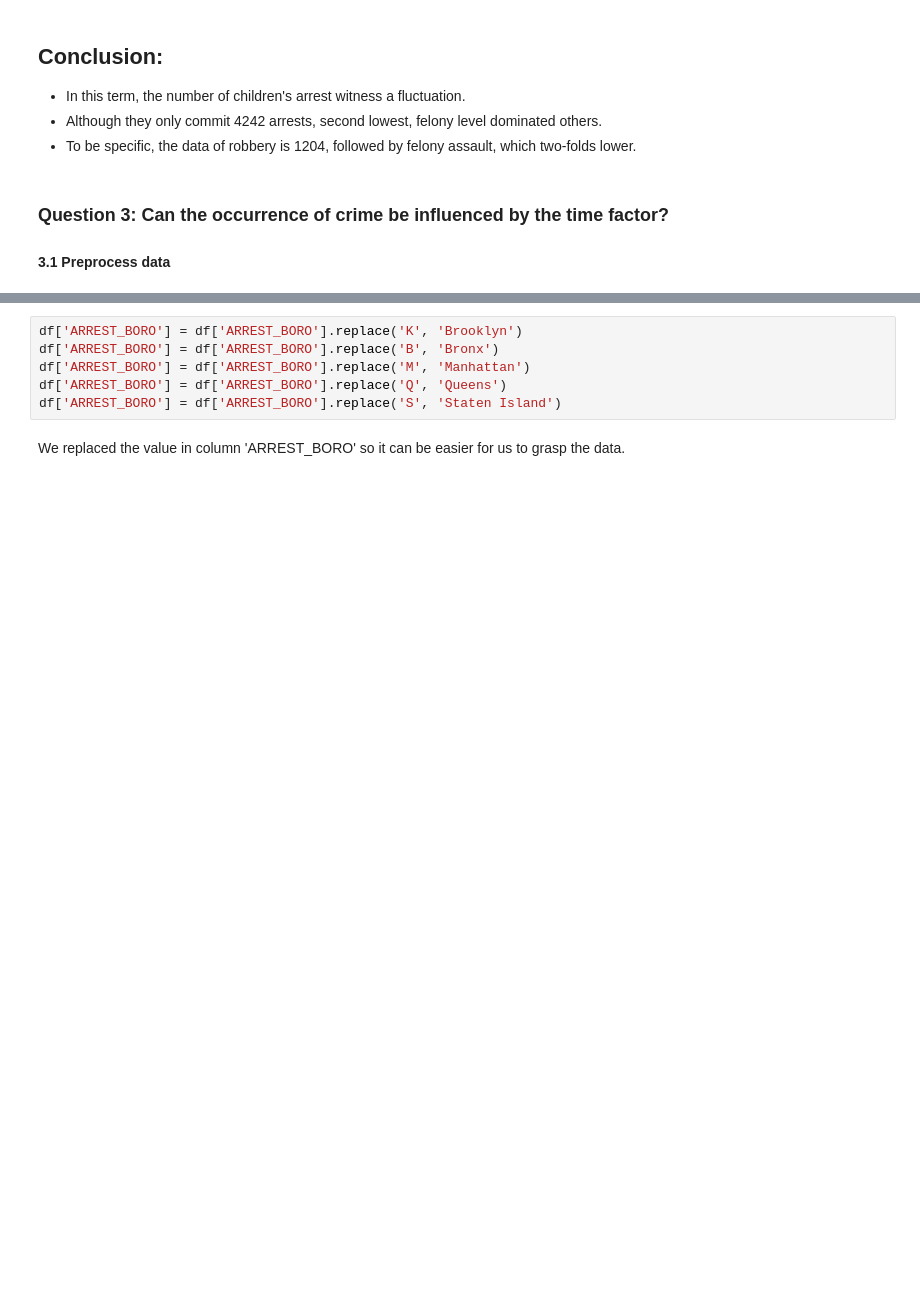
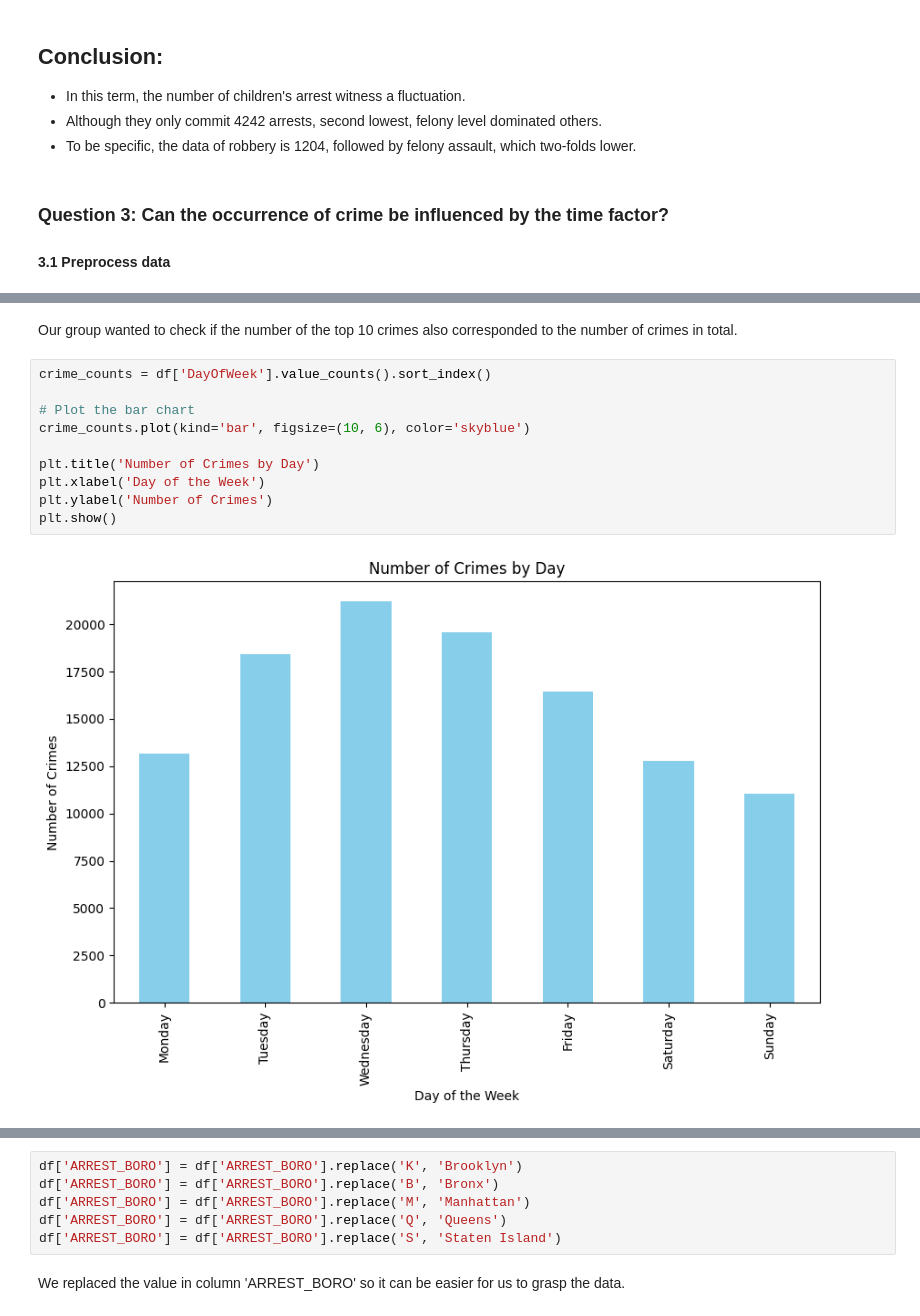
Before and after one commit to gigachad0209/Final-Project-LTKHDL, a Jupyter notebook: project.ipynb, the cells around one changed output, grey strips where cells are left out. Cells and saved outputs as stored; diff of their text form; blank space fills up the shorter version.

```diff
--- a/project.ipynb
+++ b/project.ipynb
@@ -517,0 +526,14 @@ for ax in axes:
+# %% [markdown]
+Our group wanted to check if the number of the top 10 crimes also corresponded to the number of crimes in total.
+# %%
+crime_counts = df['DayOfWeek'].value_counts().sort_index()
+
+# Plot the bar chart
+crime_counts.plot(kind='bar', figsize=(10, 6), color='skyblue')
+
+plt.title('Number of Crimes by Day')
+plt.xlabel('Day of the Week')
+plt.ylabel('Number of Crimes')
+plt.show()
+# %% [output]
+[figure, added]
```
Also changed, not shown: parts of 29 cells of this notebook.
